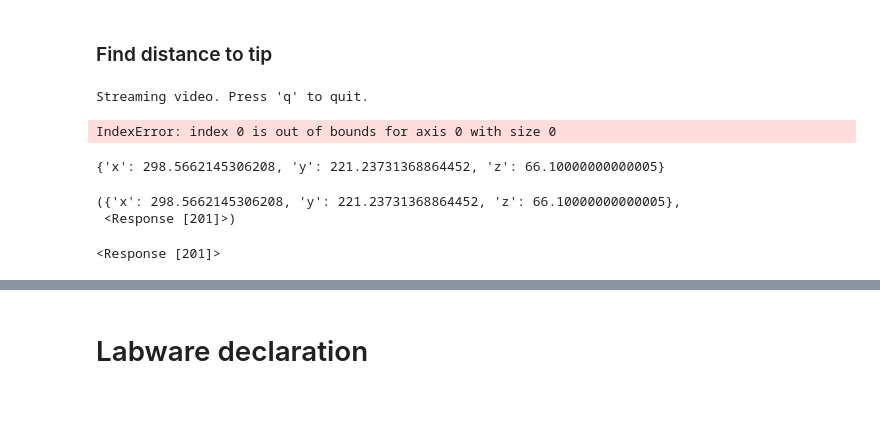
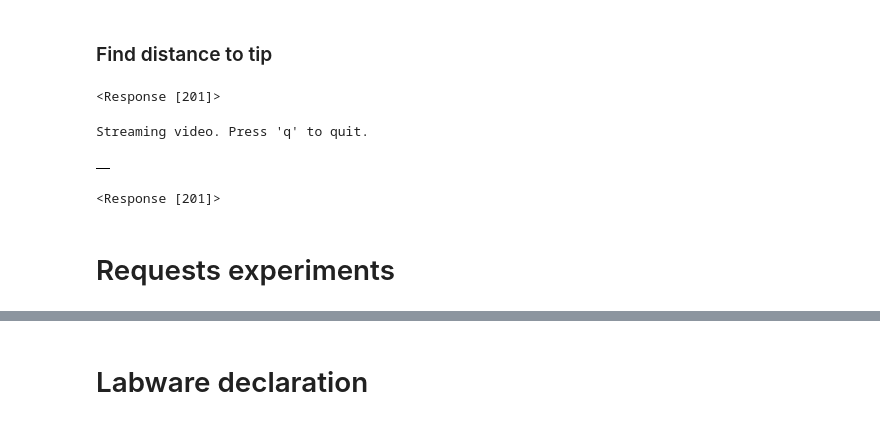
Before and after one commit to steiva/ot2-microtissue-manipulator, a Jupyter notebook: notebooks/calibration_test.ipynb, the cells around one changed output, grey strips where cells are left out. Saved outputs shown, nothing was run; the diff lists cells and outputs as text; code cells hidden in the pictures.

```diff
--- a/notebooks/calibration_test.ipynb
+++ b/notebooks/calibration_test.ipynb
@@ -55,8 +55,10 @@ Using camera without buffer ...
 Camera initialized ...
 # %% [markdown]
 # Video test
+# %%
+over_cam = camera.open_capture('overview_cam', cam_manager=cam_manager)
 # %%
-under_cam = camera.open_capture('underview_cam', cam_manager=cam_manager)
+under_cam = camera.open_capture('underview_cam', cam_manager=cam_manager, resolution = (2000,1500), focus = 890)
 # %%
 cv2.namedWindow("video", cv2.WINDOW_NORMAL)
 cv2.resizeWindow("video", 1348, 1011)
@@ -168,6 +172,8 @@ cv2.destroyAllWindows()
 # %%
 # Connect the robot to the computer and this notebook
 openapi = ot2_api.OpentronsAPI()
+# %%
+openapi.add_slot_offsets([5,8], (0,0,65))
 # %%
 # Use the light control to see if the robot is connected as a sanity check
 openapi.toggle_lights()
@@ -247,7 +251,7 @@ openapi.move_to_coordinates((300,50,150), min_z_height=1, verbose=False)
 # %% [markdown]
 # Under cam auto calibration
 # %%
-under_cam = camera.open_capture('underview_cam', cam_manager=cam_manager, resolution = (2000,1500), focus = 920)
+under_cam = camera.open_capture('underview_cam', cam_manager=cam_manager, resolution = (2000,1500), focus = 940)
 # %% [markdown]
 ### Robot coordinate system gauge
 # %%
@@ -302,5 +306,9 @@ Tip coordinates: (1112, 781)
 ### Find distance to tip
 # %%
 manual_movement = utils.ManualRobotMovement(openapi)
+# %%
+openapi.move_relative('x', 2)
+# %% [output]
+<Response [201]>
 # %%
 keyboard.unhook_all()  # Unhook all keyboard listeners
@@ -312,8 +322,8 @@ cv2.resizeWindow("video", 1348, 1011)
 model_path = os.path.join(paths.ML_MODELS_DIR,'tip_detector_v1.pt')
 model = YOLO(model_path)
 
-# manual_movement = utils.ManualRobotMovement(openapi)
-capture = under_cam
+manual_movement = utils.ManualRobotMovement(openapi)
+capture = over_cam
 if not capture.is_opened():
     print("Error: Could not open video stream.")
 else:
@@ -350,56 +360,55 @@ else:
         df = pd.DataFrame(data)
 
         # Calculate the distance of each "point" to the center of the frame
-        df['distance_to_center'] = ((df['center_x'] - image_center[0]) ** 2 + (df['center_y'] - image_center[1]) ** 2) ** 0.5
+        # df['distance_to_center'] = ((df['center_x'] - image_center[0]) ** 2 + (df['center_y'] - image_center[1]) ** 2) ** 0.5
 
-        # Identify the closest "point" to the center of the frame
-        df['is_closest_to_center'] = (df['class'] == 'point') & (df['distance_to_center'] == df.loc[df['class'] == 'point', 'distance_to_center'].min()) & (df['distance_to_center'] < 100)
+        # # Identify the closest "point" to the center of the frame
+        # df['is_closest_to_center'] = (df['class'] == 'point') & (df['distance_to_center'] == df.loc[df['class'] == 'point', 'distance_to_center'].min()) & (df['distance_to_center'] < 100)
 
-        if df['is_closest_to_center'].any():
-            distances_from_closest = np.sqrt(
-                (df.loc[df['is_closest_to_center'] & (df['class'] == 'point'), 'center_x'].values[0] - df.loc[df['class'] == 'point', 'center_x'])**2 +
-                (df.loc[df['is_closest_to_center'] & (df['class'] == 'point'), 'center_y'].values[0] - df.loc[df['class'] == 'point', 'center_y'])**2
-            )
-            distances_from_closest = distances_from_closest[distances_from_closest > 0]
-            linear_distance_ratio = 20.25 / np.mean(distances_from_closest)
-             # Calculate the distance from the center-most "point" class to the "tip" class
-            center_point_coords = df.loc[df['is_closest_to_center'], ['center_x', 'center_y']].values[0]
-            tip_coords = df.loc[df['class'] == 'tip', ['center_x', 'center_y']].values[0]
+        # if df['is_closest_to_center'].any():
+        #     distances_from_closest = np.sqrt(
+        #         (df.loc[df['is_closest_to_center'] & (df['class'] == 'point'), 'center_x'].values[0] - df.loc[df['class'] == 'point', 'center_x'])**2 +
+        #         (df.loc[df['is_closest_to_center'] & (df['class'] == 'point'), 'center_y'].values[0] - df.loc[df['class'] == 'point', 'center_y'])**2
+        #     )
+        #     distances_from_closest = distances_from_closest[distances_from_closest > 0]
+        #     linear_distance_ratio = 20.25 / np.mean(distances_from_closest)
+        #      # Calculate the distance from the center-most "point" class to the "tip" class
+        #     center_point_coords = df.loc[df['is_closest_to_center'], ['center_x', 'center_y']].values[0]
+        #     # tip_coords = df.loc[df['class'] == 'tip', ['center_x', 'center_y']].values[0]
 
-            x_dist_to_tip = center_point_coords[0] - tip_coords[0]
-            y_dist_to_tip = center_point_coords[1] - tip_coords[1]
-            print(x_dist_to_tip, y_dist_to_tip)
+        #     # x_dist_to_tip = center_point_coords[0] - tip_coords[0]
+        #     # y_dist_to_tip = center_point_coords[1] - tip_coords[1]
+        #     # print(x_dist_to_tip, y_dist_to_tip)
 
-            y_dist_to_tip_mm = x_dist_to_tip * linear_distance_ratio
-            x_dist_to_tip_mm = y_dist_to_tip * linear_distance_ratio
-            print(f"x_dist_to_tip_mm: {x_dist_to_tip_mm}, y_dist_to_tip_mm: {y_dist_to_tip_mm}")
+        #     # y_dist_to_tip_mm = x_dist_to_tip * linear_distance_ratio
+        #     # x_dist_to_tip_mm = y_dist_to_tip * linear_distance_ratio
+        #     # print(f"x_dist_to_tip_mm: {x_dist_to_tip_mm}, y_dist_to_tip_mm: {y_dist_to_tip_mm}")
 
-            # Draw center point coordinates
-            cv2.circle(image, tuple(center_point_coords), 3, (0, 255, 0), -1)  # Green circle
-            cv2.putText(image, f"Center {tuple(center_point_coords)}", tuple(center_point_coords), cv2.FONT_HERSHEY_SIMPLEX, 1, (0, 255, 0), 2)
+        #     # Draw center point coordinates
+        #     cv2.circle(image, tuple(center_point_coords), 3, (0, 255, 0), -1)  # Green circle
+        #     cv2.putText(image, f"Center {tuple(center_point_coords)}", tuple(center_point_coords), cv2.FONT_HERSHEY_SIMPLEX, 1, (0, 255, 0), 2)
 
         # Draw tip coordinates
-        cv2.circle(image, tuple(tip_coords), 3, (0, 0, 255), -1)  # Red circle
-        cv2.putText(image, f"Tip {tuple(tip_coords)}", tuple(tip_coords), cv2.FONT_HERSHEY_SIMPLEX, 1, (0, 0, 255), 2)
+        # cv2.circle(image, tuple(tip_coords), 3, (0, 0, 255), -1)  # Red circle
+        # cv2.putText(image, f"Tip {tuple(tip_coords)}", tuple(tip_coords), cv2.FONT_HERSHEY_SIMPLEX, 1, (0, 0, 255), 2)
 
         cv2.imshow("video", image)
         if cv2.waitKey(1) & 0xFF == ord('q'):
             break
 
 # capture.release()
-# keyboard.unhook_all()  # Unhook all keyboard listeners
+keyboard.unhook_all()  # Unhook all keyboard listeners
 cv2.destroyAllWindows()
 # %% [output]
 Streaming video. Press 'q' to quit.
-IndexError: index 0 is out of bounds for axis 0 with size 0
-# %%
-openapi.get_position()
-# %% [output]
-{'x': 298.5662145306208, 'y': 221.23731368864452, 'z': 66.10000000000005}
-({'x': 298.5662145306208, 'y': 221.23731368864452, 'z': 66.10000000000005},
- <Response [201]>)
+# %%
+df
+# %% [output]
+|  |
 # %%
 openapi.move_relative('x', x_dist_to_tip_mm)
 openapi.move_relative('y', y_dist_to_tip_mm)
 # %% [output]
 <Response [201]>
+# %% [markdown]
+# Requests experiments
```
Also changed, not shown: parts of 65 cells of this notebook.
